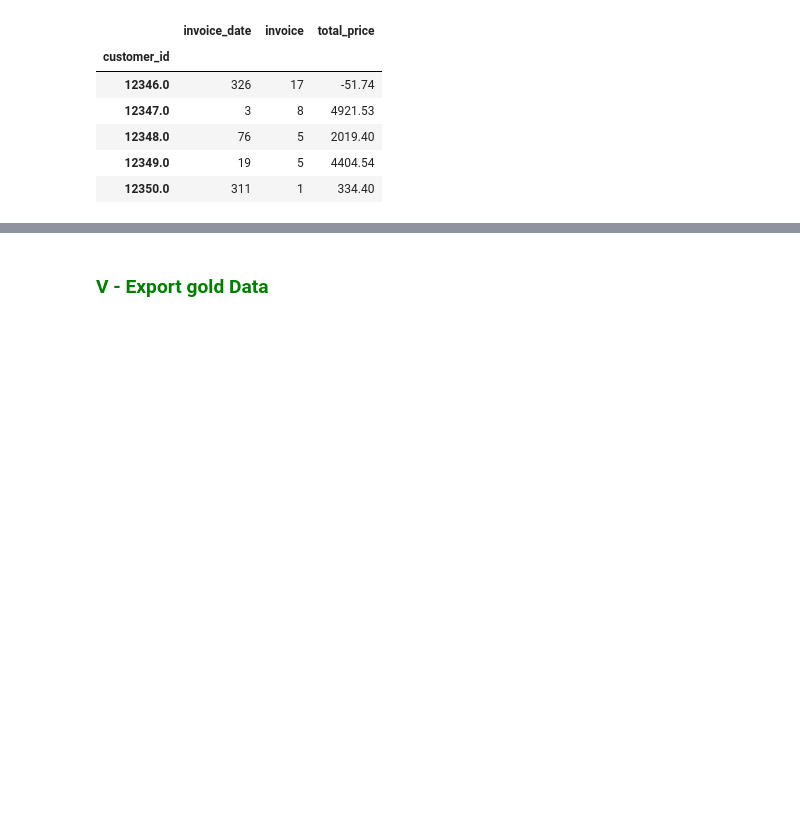
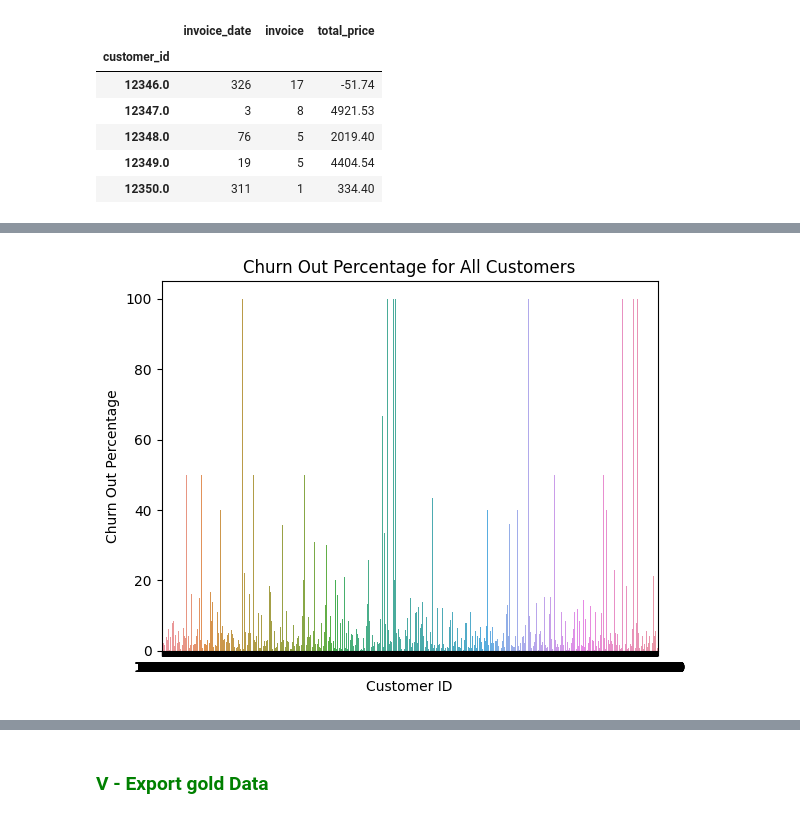
Before and after one commit to Noura-ou/projet_segmentation_client, a Jupyter notebook: src/02_feature_engineering.ipynb, the cells around one changed output, grey strips where cells are left out. Cells and saved outputs as stored; diff of their text form; code cells hidden in the pictures; blank space fills up the shorter version.

```diff
--- a/src/02_feature_engineering.ipynb
+++ b/src/02_feature_engineering.ipynb
@@ -100,0 +105,3 @@ rfm.head()
+# %%
+df_cancelled = data[data["invoice"].str.contains("C", na=False)]
+df_cancelled.head(6)
@@ -100,0 +116,15 @@ rfm.head()
+# %%
+# Calculer le nombre total de produits achetés par client
+total_products = data.groupby("customer_id").size()
+
+# Calculer le nombre de produits annulés par client
+cancelled_products = df_cancelled.groupby("customer_id").size()
+
+# Calculer le pourcentage de churn out pour chaque client
+churn_out_percentage = (cancelled_products / total_products) * 100
+
+# Créer un DataFrame à partir des résultats
+churn_out_df = churn_out_percentage.to_frame(name="Churn_Out_Percentage")
+
+# Réinitialiser l'index du DataFrame
+churn_out_df.reset_index(inplace=True)
@@ -100,0 +163,3 @@ rfm.head()
+# %%
+# Remplacer les NaN par 0
+churn_out_df["Churn_Out_Percentage"].fillna(0, inplace=True)
@@ -100,0 +190,18 @@ rfm.head()
+# %%
+# Filtrer les clients avec un pourcentage de churn non nul
+non_zero_churn_customers = churn_out_df[churn_out_df["Churn_Out_Percentage"] > 0]
+
+# Créer le graphique à barres avec Seaborn
+sns.barplot(x="customer_id", y="Churn_Out_Percentage", data=non_zero_churn_customers)
+
+# Définir les étiquettes des axes
+plt.xlabel("Customer ID")
+plt.ylabel("Churn Out Percentage")
+
+# Définir le titre du graphique
+plt.title("Churn Out Percentage for All Customers")
+
+# Afficher le graphique
+plt.show()
+# %% [output]
+[figure, added]
```
Also changed, not shown: parts of 9 cells of this notebook, 1 other file.
